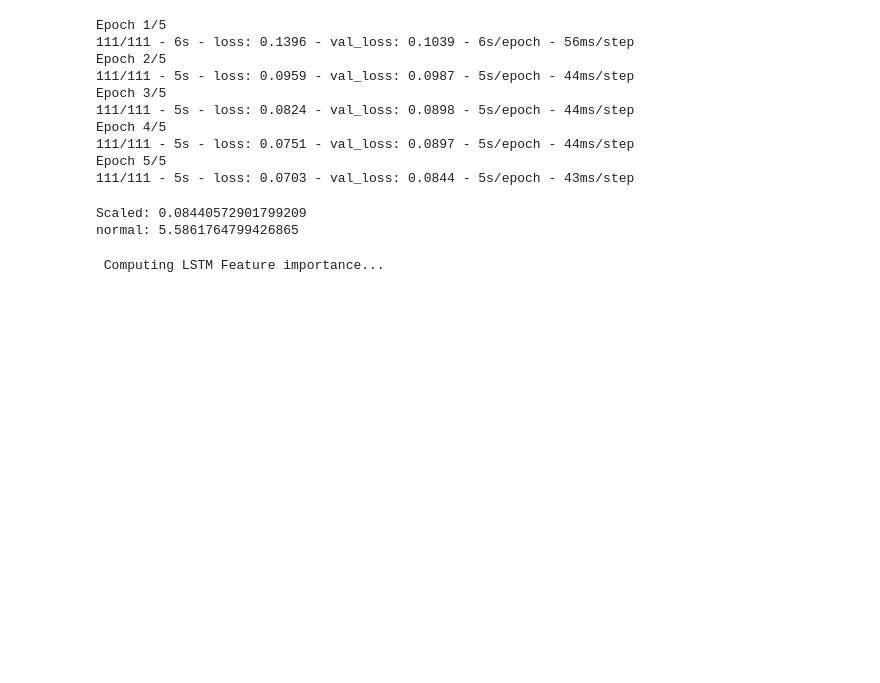
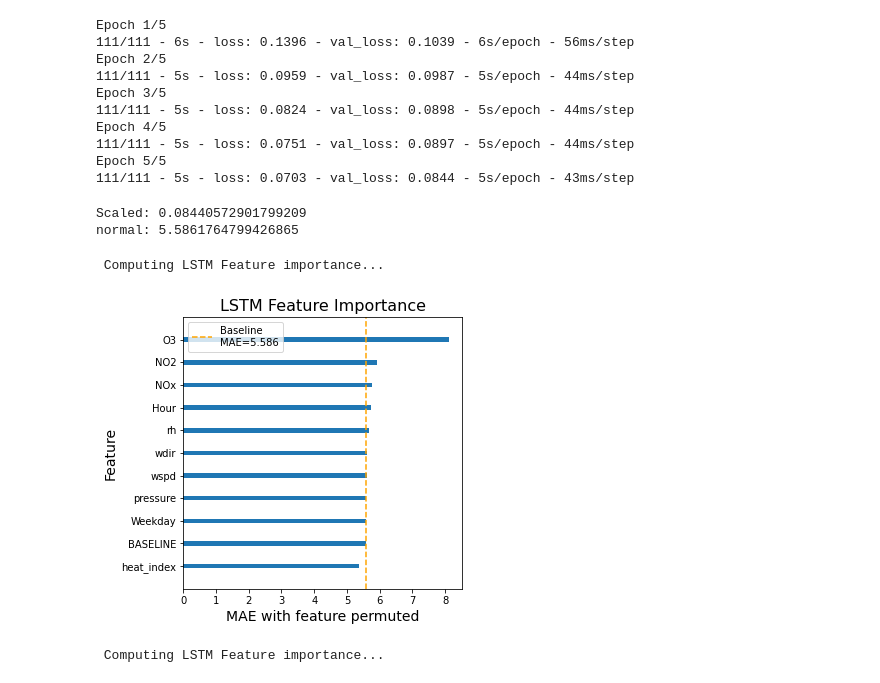
Before and after one commit to Wrafttex/BachelorProject, a Jupyter notebook: 4_Training_LSTM_Model_Tag.ipynb, the cells around one changed output. Drawn from its saved outputs; the diff is of its cells as text; code cells hidden in the pictures; blank space fills up the shorter version.

Commit message:
LSTM Feature Importance showing normal & scale

```diff
--- a/4_Training_LSTM_Model_Tag.ipynb
+++ b/4_Training_LSTM_Model_Tag.ipynb
@@ -106,6 +107,43 @@ print("val_loss normal:",score)
 # %% [output]
 Scaled: 0.08440572901799209
 normal: 5.5861764799426865
+# %%
+columnsTitles=train_Data.columns.to_list()
+results = []
+print(' Computing LSTM Feature importance...')
+feature_preds_scale = model.predict(valgenerator, verbose = 0).squeeze()
+feature_preds = Y_test_scaler.inverse_transform(feature_preds_scale)
+baseline_mae = np.mean(np.abs(feature_preds - Y_val[48:].values))
+results.append({'feature': 'BASELINE', 'mae': baseline_mae})
+
+for i in range(len(columnsTitles)):
+    save_col = scaled_X_val[:,i].copy()
+    np.random.shuffle(scaled_X_val[:,i])
+    feature_preds_scale = model.predict(valgenerator, verbose = 0).squeeze()
+    feature_preds = Y_test_scaler.inverse_transform(feature_preds_scale)
+    mae = np.mean(np.abs(feature_preds - Y_val[48:].values))
+    results.append({'feature': columnsTitles[i], 'mae': mae})
+
+    scaled_X_val[:,i] = save_col
+
+print()
+width = [0.2]
+df = pd.DataFrame(results)
+df = df.sort_values('mae')
+plt.figure(figsize=(5,5))
+plt.barh(np.arange(len(columnsTitles)+1),df.mae, width)
+plt.yticks(np.arange(len(columnsTitles)+1),df.feature.values)
+plt.title('LSTM Feature Importance',size=16)
+plt.ylim((-1,len(columnsTitles)+1))
+plt.plot([baseline_mae,baseline_mae],[-1,len(columnsTitles)+1], '--', color='orange',
+                    label=f'Baseline \nMAE={baseline_mae:.3f}')
+plt.xlabel('MAE with feature permuted',size=14)
+plt.ylabel('Feature',size=14)
+plt.legend()
+plt.show()
+# %% [output]
+ Computing LSTM Feature importance...
+[figure, added]
 # %%
 columnsTitles=train_Data.columns.to_list()
 results = []
```
Also changed, not shown: parts of 3 cells of this notebook, 1 other file.
